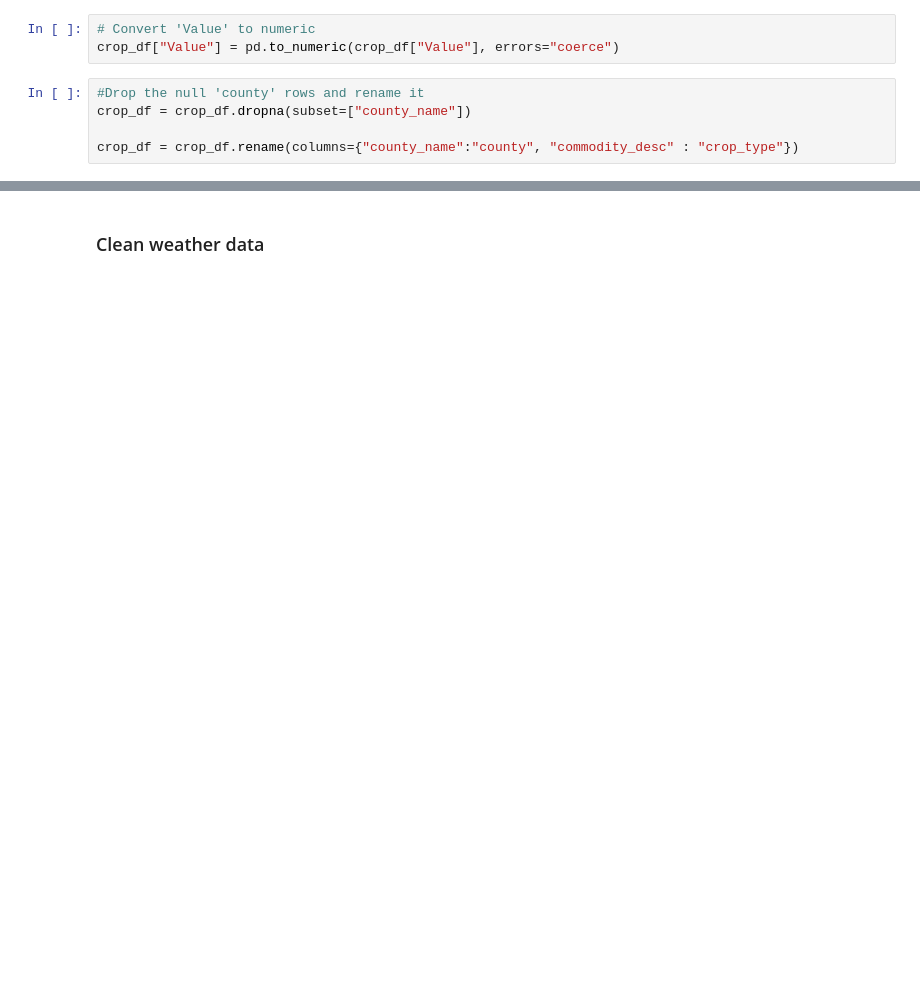
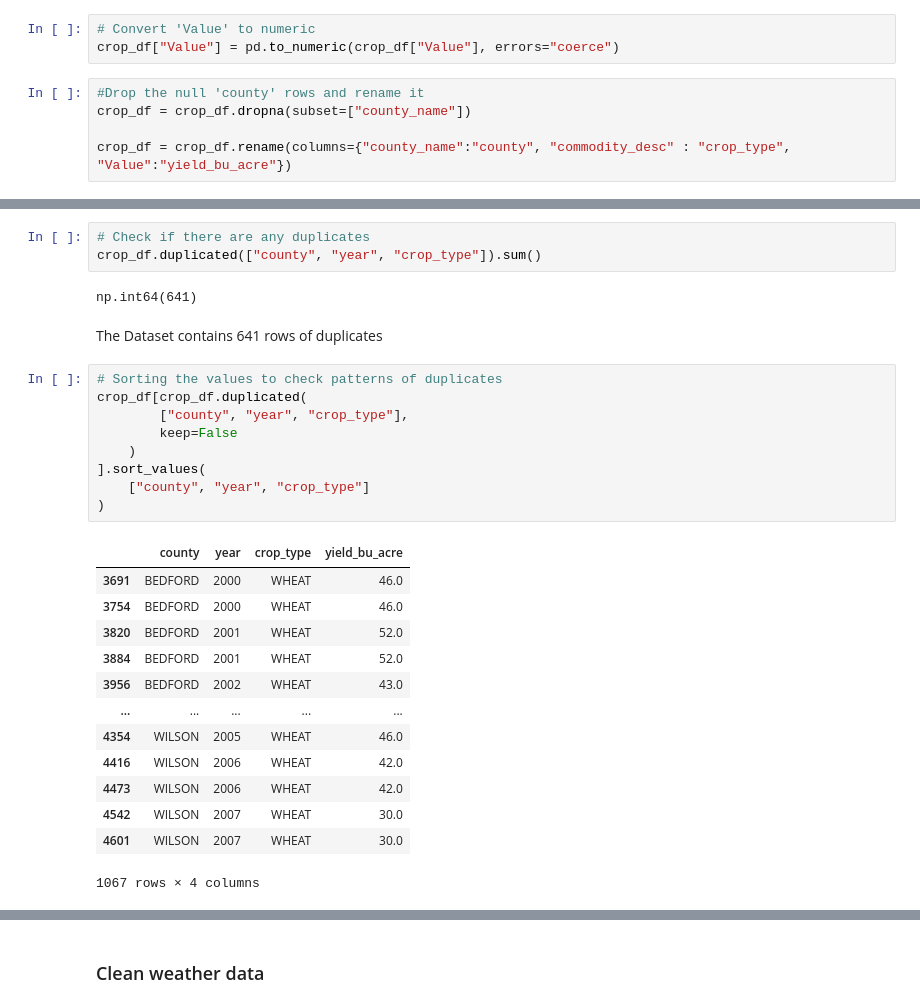
Before and after one commit to ADoddala/Predicting_Crop_Yields, a Jupyter notebook: notebooks/Data_Cleaning.ipynb, the cells around one changed output, grey strips where cells are left out. Drawn from its saved outputs; the diff is of its cells as text; blank space fills up the shorter version.

```diff
--- a/notebooks/Data_Cleaning.ipynb
+++ b/notebooks/Data_Cleaning.ipynb
@@ -44,7 +47,7 @@ crop_df["Value"] = pd.to_numeric(crop_df["Value"], errors="coerce")
 #Drop the null 'county' rows and rename it
 crop_df = crop_df.dropna(subset=["county_name"])
 
-crop_df = crop_df.rename(columns={"county_name":"county", "commodity_desc" : "crop_type"})
+crop_df = crop_df.rename(columns={"county_name":"county", "commodity_desc" : "crop_type", "Value":"yield_bu_acre"})
 # %%
 crop_df.info()
 # %% [output]
@@ -60,2 +63,32 @@ Data columns (total 4 columns):
 dtypes: float64(1), int64(1), object(2)
 memory usage: 175.7+ KB
+# %%
+# Check if there are any duplicates
+crop_df.duplicated(["county", "year", "crop_type"]).sum()
+# %% [output]
+np.int64(641)
+# %% [markdown]
+The Dataset contains 641 rows of duplicates
+# %%
+# Sorting the values to check patterns of duplicates
+crop_df[crop_df.duplicated(
+        ["county", "year", "crop_type"],
+        keep=False
+    )
+].sort_values(
+    ["county", "year", "crop_type"]
+)
+# %% [output]
+|  | county | year | crop_type | yield_bu_acre |
+| 3691 | BEDFORD | 2000 | WHEAT | 46.0 |
+| 3754 | BEDFORD | 2000 | WHEAT | 46.0 |
+| 3820 | BEDFORD | 2001 | WHEAT | 52.0 |
+| 3884 | BEDFORD | 2001 | WHEAT | 52.0 |
+| 3956 | BEDFORD | 2002 | WHEAT | 43.0 |
+| ... | ... | ... | ... | ... |
+| 4354 | WILSON | 2005 | WHEAT | 46.0 |
+| 4416 | WILSON | 2006 | WHEAT | 42.0 |
+| 4473 | WILSON | 2006 | WHEAT | 42.0 |
+| 4542 | WILSON | 2007 | WHEAT | 30.0 |
+| 4601 | WILSON | 2007 | WHEAT | 30.0 |
+1067 rows × 4 columns
```
Also changed, not shown: parts of 21 cells of this notebook.
